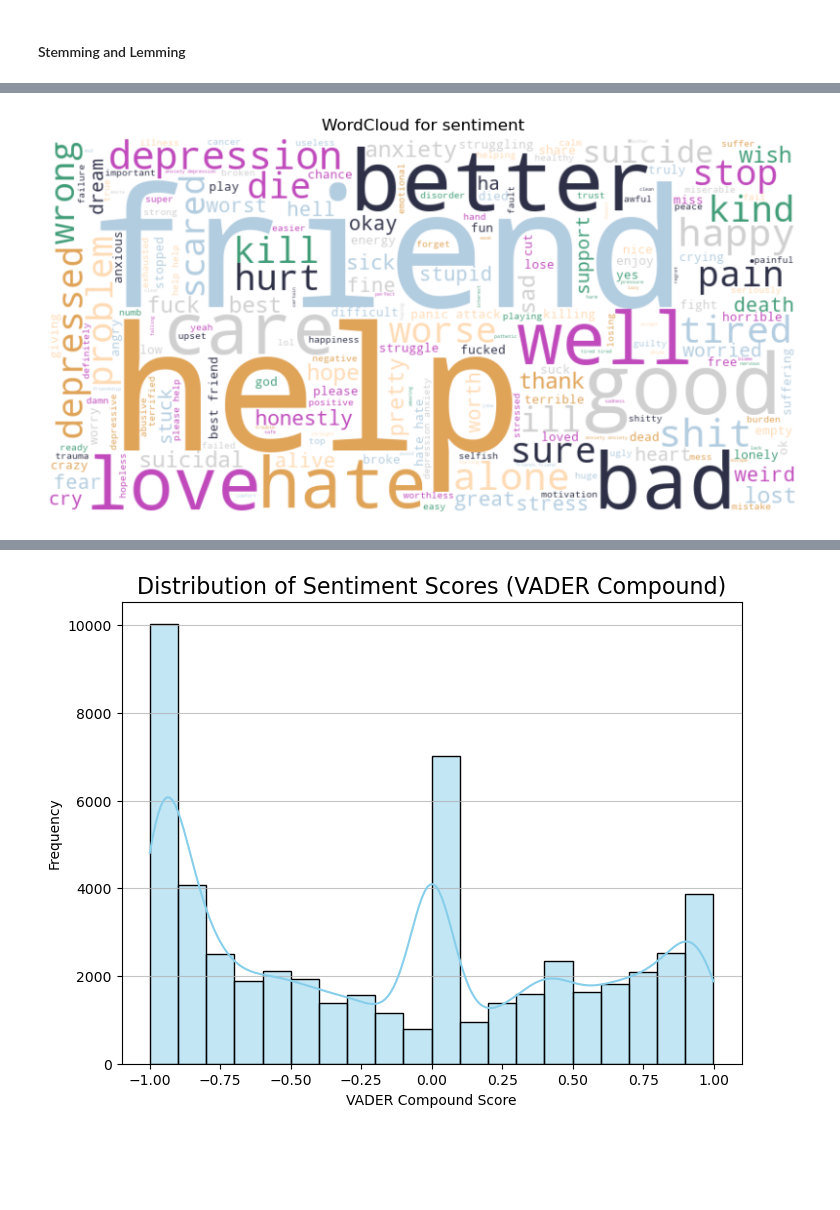
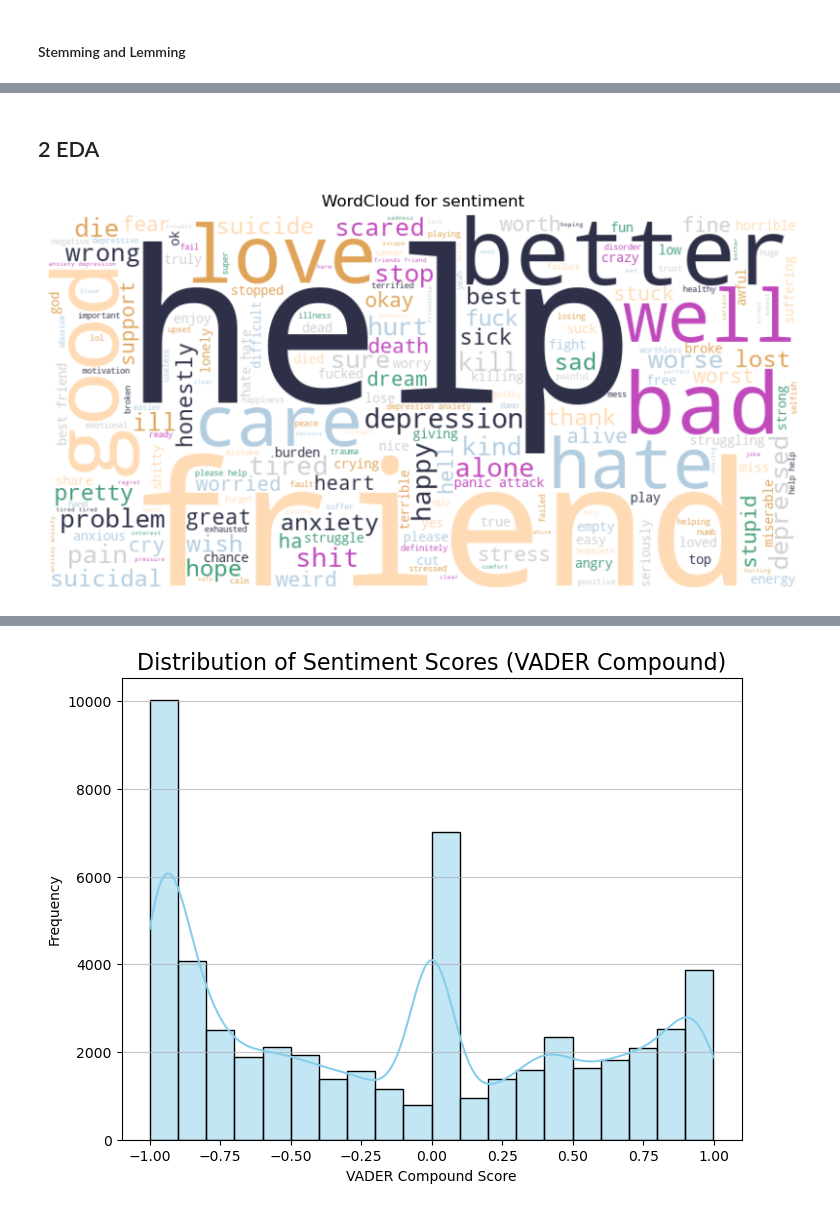
Before and after one commit to dakuikui001/KM6312_mental_health_sentiment_analysis, a Jupyter notebook: mental_health_sentiment_analysis.ipynb, the cells around one changed output, grey strips where cells are left out. Drawn from its saved outputs; the diff is of its cells as text; code cells hidden in the pictures; blank space fills up the shorter version.

```diff
--- a/mental_health_sentiment_analysis.ipynb
+++ b/mental_health_sentiment_analysis.ipynb
@@ -245,3 +245,5 @@ final_df.head()
 | 2 | Anxiety | eye dropping sharp pain behind ey... | train | [eye, dropping, sharp, pain, behi... | 20 | 0.221 | 0.635 | 0.144 | ... |
 | 3 | Anxiety | really scared diabetes major hypo... | train | [really, scared, diabetes, major,... | 45 | 0.336 | 0.664 | 0.000 | ... |
 | 4 | Anxiety | live moment stop worrying changin... | train | [live, moment, stop, worrying, ch... | 46 | 0.155 | 0.534 | 0.311 | ... |
+# %% [markdown]
+## 2 EDA
@@ -284,39 +288,39 @@ def filter_words(tokens, lexicon, threshold=0.5):
     return filtered_words
 
 vader_lexicon = load_vader_lexicon()
-final_df['important_word'] = final_df['tokened_word'].apply(lambda x: filter_words(x, vader_lexicon))
+df_eda['important_word'] = df_eda['tokened_word'].apply(lambda x: filter_words(x, vader_lexicon))
 # %%
 # Get unique categories in 'status'
-statuses = final_df['status'].unique()
+statuses = df_eda['status'].unique()
 colors = ['#419D78', '#E0A458', '#2D3047', '#FFDBB5', '#C04ABC', '#B3CDE0', '#D0D0D0']
 # Define a color function
 def color_func(word, font_size, position, orientation, random_state=101, **kwargs):
     return random.choice(colors)
 
-tokens_data = ' '.join(final_df['important_word'].apply(lambda x: ' '.join(x)))
+tokens_data = ' '.join(df_eda['important_word'].apply(lambda x: ' '.join(x)))
 # Generate the WordCloud
 wordcloud = WordCloud(width=800, height=400, background_color='white', color_func=color_func).generate(tokens_data)
 
 # Plot the WordCloud
 plt.figure(figsize=(10, 5))
 plt.imshow(wordcloud, interpolation='bilinear')
 plt.axis('off')  # Turn off axis
 plt.title(f'WordCloud for sentiment')
 plt.show()
 
 
 # # Generate and plot the WordCloud for each category
 # for status in statuses:
 #     # Filter the tokens data for the current status
-#     tokens_data = ' '.join(final_df[final_df['status'] == status]['important_word'].apply(lambda x: ' '.join(x)))
+#     tokens_data = ' '.join(df_eda[df_eda['status'] == status]['important_word'].apply(lambda x: ' '.join(x)))
 #     # Generate the WordCloud
 #     wordcloud = WordCloud(width=800, height=400, background_color='white', color_func=color_func).generate(tokens_data)
 
 #     # Plot the WordCloud
 #     plt.figure(figsize=(10, 5))
 #     plt.imshow(wordcloud, interpolation='bilinear')
 #     plt.axis('off')  # Turn off axis
 #     plt.title(f'WordCloud for Status: {status}')
 #     plt.show()
 # %% [output]
-[figure, old version]
+[figure, new version]
```
Also changed, not shown: parts of 11 cells of this notebook.
